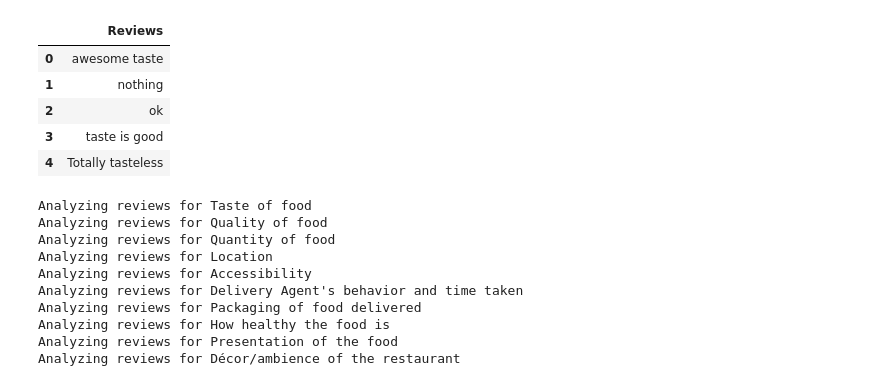
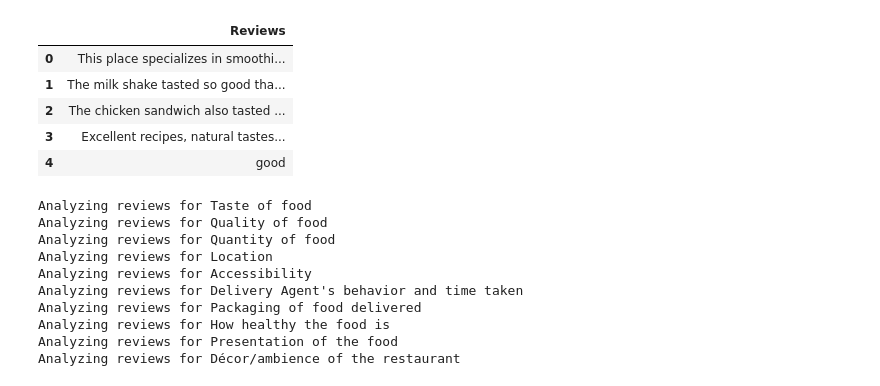
Before and after one commit to Annarhysa/Insighter, a Jupyter notebook: report.ipynb, the cells around one changed output. Saved outputs shown, nothing was run; the diff lists cells and outputs as text; code cells hidden in the pictures.

```diff
--- a/report.ipynb
+++ b/report.ipynb
@@ -10,15 +10,15 @@ import re
 #nltk.download("stopwords")
 # %%
 # Load the CSV dataset
-data = pd.read_csv("./Data/Food_reviews/fitchai.csv")
+data = pd.read_csv("./Data/Food_reviews/drunken_monkey.csv")
 data.head()
 # %% [output]
 |  | Reviews |
-| 0 | awesome taste |
-| 1 | nothing |
-| 2 | ok |
-| 3 | taste is good |
-| 4 | Totally tasteless |
+| 0 | This place specializes in smoothi... |
+| 1 | The milk shake tasted so good tha... |
+| 2 | The chicken sandwich also tasted ... |
+| 3 | Excellent recipes, natural tastes... |
+| 4 | good |
 # %%
 # Define the judging criteria
 criteria = [
```
Also changed, not shown: parts of 5 cells of this notebook, 36 other files.
